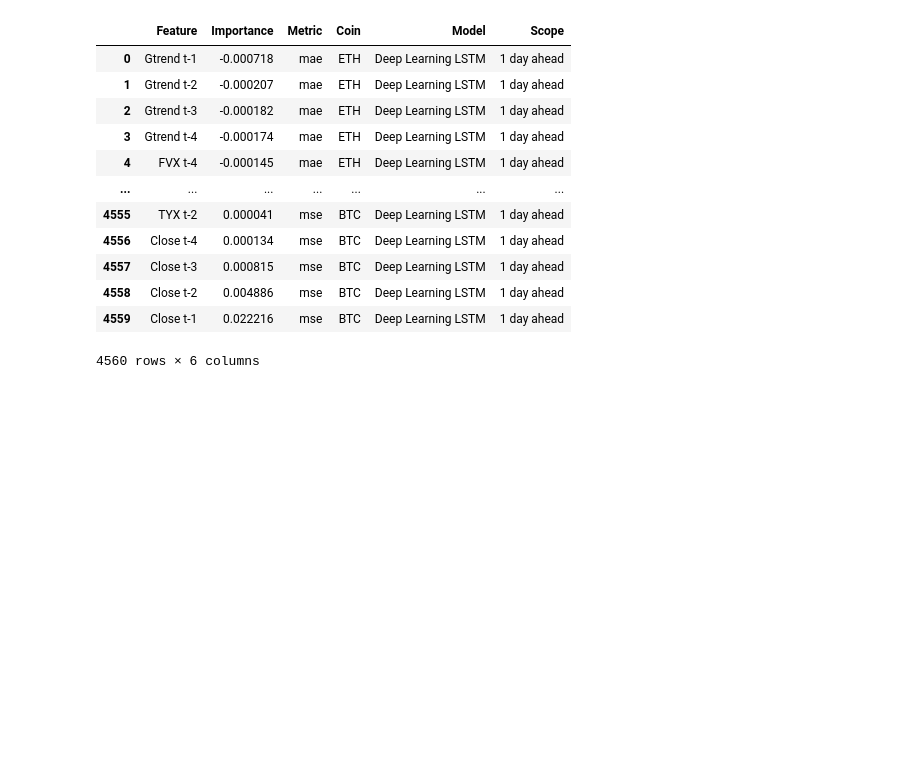
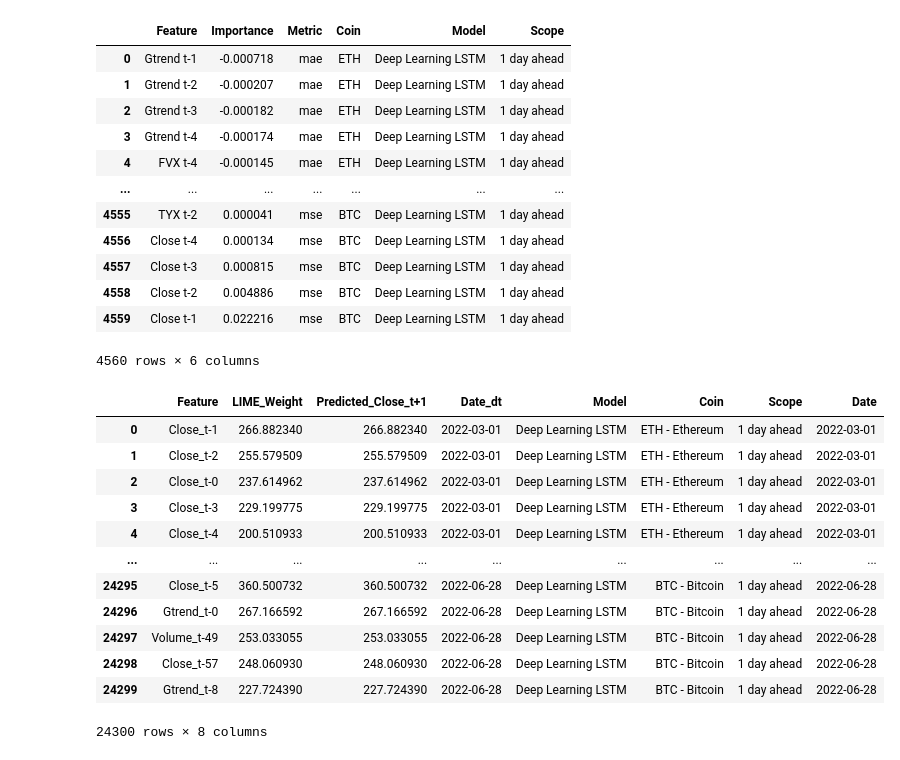
Before and after one commit to andres-pb/DS4A_project, a Jupyter notebook: production_models.ipynb, the cells around one changed output. Cells and saved outputs as stored; diff of their text form; code cells hidden in the pictures; blank space fills up the shorter version.

```diff
--- a/production_models.ipynb
+++ b/production_models.ipynb
@@ -228,3 +228,22 @@ pd.read_sql('SELECT * FROM feature_importance_ep', conn)
 | 4558 | Close t-2 | 0.004886 | mse | BTC | Deep Learning LSTM | 1 day ahead |
 | 4559 | Close t-1 | 0.022216 | mse | BTC | Deep Learning LSTM | 1 day ahead |
 4560 rows × 6 columns
+# %%
+limedf = pd.read_csv('./models/lime.csv', parse_dates=['Date_dt'])
+limedf = limedf.rename(columns={col: col.replace(' ', '_') for col in limedf.columns.to_list()})
+# %%
+limedf
+# %% [output]
+|  | Feature | LIME_Weight | Predicted_Close_t+1 | Date_dt | Model | Coin | Scope | Date |
+| 0 | Close_t-1 | 266.882340 | 266.882340 | 2022-03-01 | Deep Learning LSTM | ETH - Ethereum | 1 day ahead | 2022-03-01 |
+| 1 | Close_t-2 | 255.579509 | 255.579509 | 2022-03-01 | Deep Learning LSTM | ETH - Ethereum | 1 day ahead | 2022-03-01 |
+| 2 | Close_t-0 | 237.614962 | 237.614962 | 2022-03-01 | Deep Learning LSTM | ETH - Ethereum | 1 day ahead | 2022-03-01 |
+| 3 | Close_t-3 | 229.199775 | 229.199775 | 2022-03-01 | Deep Learning LSTM | ETH - Ethereum | 1 day ahead | 2022-03-01 |
+| 4 | Close_t-4 | 200.510933 | 200.510933 | 2022-03-01 | Deep Learning LSTM | ETH - Ethereum | 1 day ahead | 2022-03-01 |
+| ... | ... | ... | ... | ... | ... | ... | ... | ... |
+| 24295 | Close_t-5 | 360.500732 | 360.500732 | 2022-06-28 | Deep Learning LSTM | BTC - Bitcoin | 1 day ahead | 2022-06-28 |
+| 24296 | Gtrend_t-0 | 267.166592 | 267.166592 | 2022-06-28 | Deep Learning LSTM | BTC - Bitcoin | 1 day ahead | 2022-06-28 |
+| 24297 | Volume_t-49 | 253.033055 | 253.033055 | 2022-06-28 | Deep Learning LSTM | BTC - Bitcoin | 1 day ahead | 2022-06-28 |
+| 24298 | Close_t-57 | 248.060930 | 248.060930 | 2022-06-28 | Deep Learning LSTM | BTC - Bitcoin | 1 day ahead | 2022-06-28 |
+| 24299 | Gtrend_t-8 | 227.724390 | 227.724390 | 2022-06-28 | Deep Learning LSTM | BTC - Bitcoin | 1 day ahead | 2022-06-28 |
+24300 rows × 8 columns
```
Also changed, not shown: parts of 2 cells of this notebook, 14 other files.
